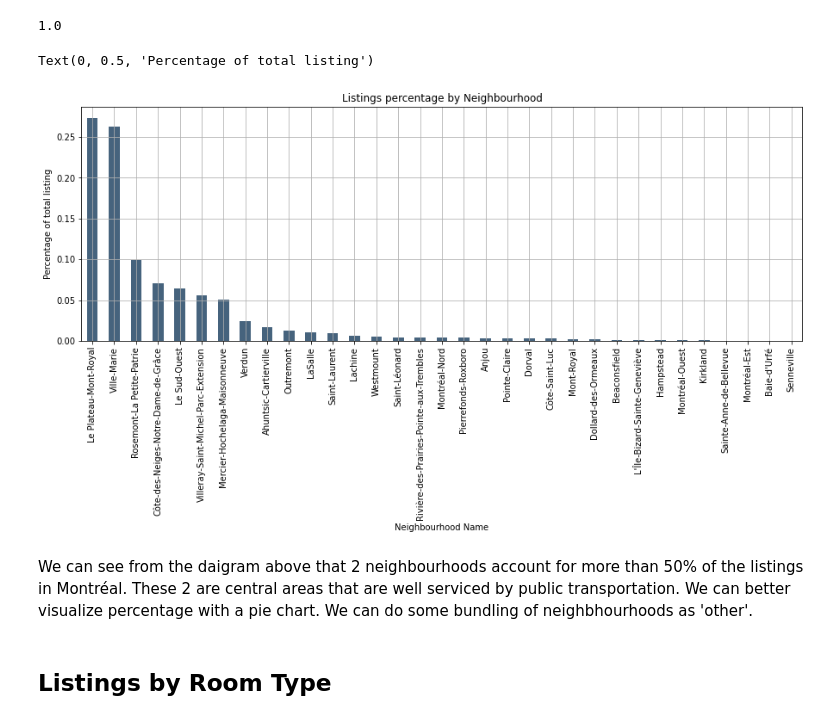
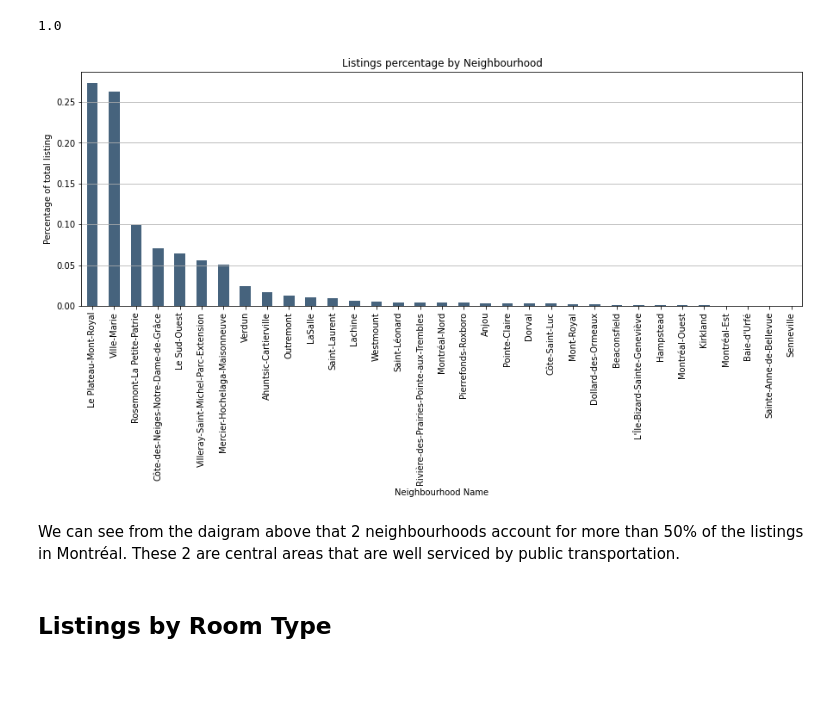
Before and after one commit to FaiBarazi/airbnb_mtl_prices, a Jupyter notebook: airbnb_mtl_prices.ipynb, the cells around one changed output. Cells and saved outputs as stored; diff of their text form; code cells hidden in the pictures; blank space fills up the shorter version.

```diff
--- a/airbnb_mtl_prices.ipynb
+++ b/airbnb_mtl_prices.ipynb
@@ -114,16 +114,15 @@ df['neighbourhood_cleansed'].count()/len(df['neighbourhood_cleansed'])
 # %%
 # Get listings by neighbourhood
 cat_nhood = df['neighbourhood_cleansed'].value_counts()
 cat_nhood_perc = cat_nhood/df.shape[0]
 
-cat_nhood_plot = cat_nhood_perc.plot(kind="bar",figsize=(15,5),grid=True,
+cat_nhood_plot = cat_nhood_perc.plot(kind="bar",figsize=(15,5),
                                             color='#46637D',
                                            title ="Listings percentage by Neighbourhood");
 cat_nhood_plot.set_xlabel('Neighbourhood Name')
 cat_nhood_plot.set_ylabel('Percentage of total listing')
+cat_nhood_plot.grid('off', axis='y' )
 # %% [output]
-Text(0, 0.5, 'Percentage of total listing')
-[figure, old version]
+[figure, new version]
 # %% [markdown]
 We can see from the daigram above that 2 neighbourhoods account for more than 50% of the listings in Montréal. These 2 are central areas that are well serviced by public transportation.
-We can better visualize percentage with a pie chart. We can do some bundling of neighbhourhoods as 'other'.
```
Also changed, not shown: parts of 30 cells of this notebook.
